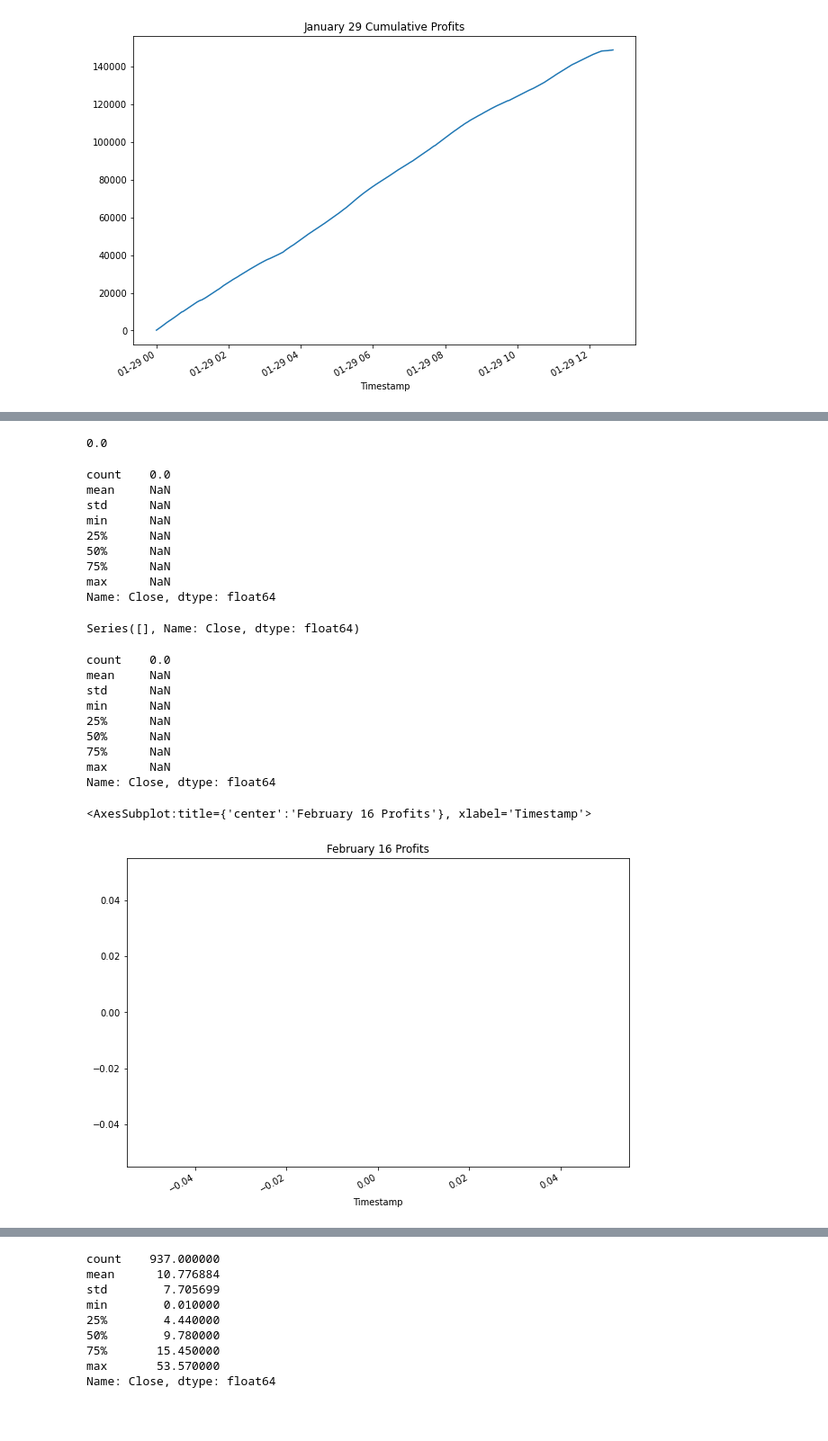
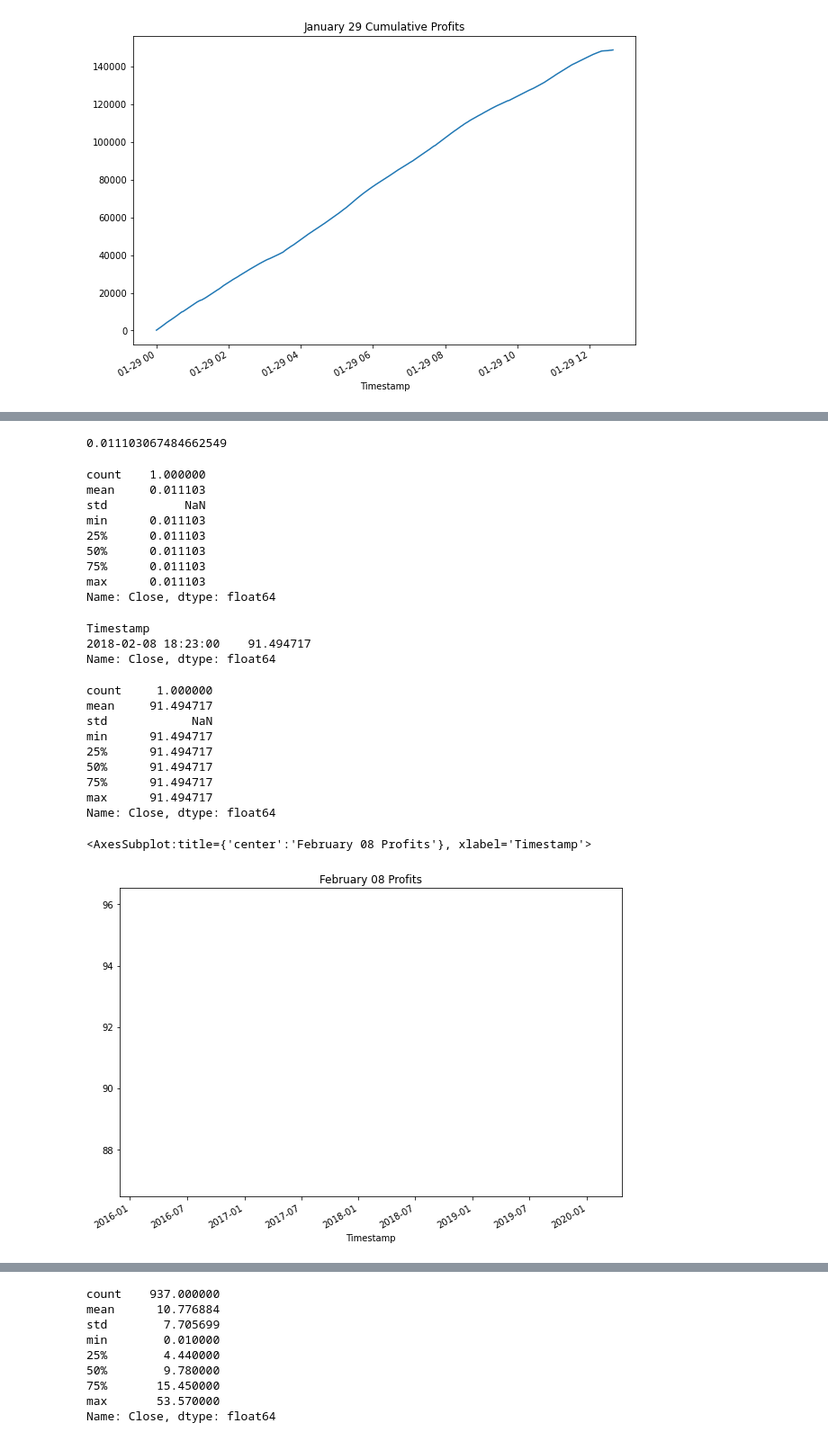
Before and after one commit to zvahidy/Crypto-Arbitrage, a Jupyter notebook: crypto_arbitrage.ipynb, the cells around one changed output, grey strips where cells are left out. Shown: that part at 90% size. Cells and saved outputs as stored; diff of their text form; code cells hidden in the pictures; blank space fills up the shorter version.

```diff
--- a/crypto_arbitrage.ipynb
+++ b/crypto_arbitrage.ipynb
@@ -662,7 +662,7 @@ cumulative_profit_early.plot(figsize=(10, 7), title="January 29 Cumulative Profi
 # %%
 # For the date middle in the dataset, measure the arbitrage spread between the two exchanges
 # by subtracting the lower-priced exchange from the higher-priced one
-arbitrage_spread_middle = bitstamp['Close'].loc['2018-02-16'] - coinbase['Close'].loc['2018-02-16']
+arbitrage_spread_middle = bitstamp['Close'].loc['2018-02-08'] - coinbase['Close'].loc['2018-02-08']
 
 # Use a conditional statement to generate the summary statistics for each arbitrage_spread DataFrame
 positive_spread_middle = arbitrage_spread_middle[arbitrage_spread_middle>0]
@@ -680,7 +680,7 @@ Name: Close, dtype: float64
 # %%
 # For the date middle in the dataset, calculate the spread returns by dividing the instances when the arbitrage spread is positive (> 0)
 # by the price of Bitcoin from the exchange you are buying on (the lower-priced exchange).
-spread_return_middle= positive_spread_middle / coinbase['Close'].loc['2018-02-16']
+spread_return_middle= positive_spread_middle / coinbase['Close'].loc['2018-02-08']
 
 # Review the spread return DataFrame
 spread_return_middle.tail(10)
@@ -705,25 +705,25 @@ profitable_trades_middle = spread_return_middle[spread_return_middle > .01]
 # Review the first five profitable trades
 profitable_trades_middle.head().sum()
 # %% [output]
-0.0
+0.011103067484662549
 # %%
 # For the date middle in the dataset, generate the summary statistics for the profitable trades
 # or you trades where the spread returns are are greater than 1%
 profitable_trades_middle.describe()
 # %% [output]
-count    0.0
-mean     NaN
-std      NaN
-min      NaN
-25%      NaN
-50%      NaN
-75%      NaN
-max      NaN
+count    1.000000
+mean     0.011103
+std           NaN
+min      0.011103
+25%      0.011103
+50%      0.011103
+75%      0.011103
+max      0.011103
 Name: Close, dtype: float64
 # %%
 # For the date middle in the dataset, calculate the potential profit per trade in dollars
 # Multiply the profitable trades by the cost of the Bitcoin that was purchased
-profit_middle = profitable_trades_middle * bitstamp['Close'].loc['2018-02-16']
+profit_middle = profitable_trades_middle * bitstamp['Close'].loc['2018-02-08']
 
 # Drop any missing values from the profit DataFrame
 profit_per_trade_middle = profit_middle.dropna()
@@ -731,26 +731,28 @@ profit_per_trade_middle = profit_middle.dropna()
 # View the middle profit DataFrame
 profit_per_trade_middle.head(10)
 # %% [output]
-Series([], Name: Close, dtype: float64)
+Timestamp
+2018-02-08 18:23:00    91.494717
+Name: Close, dtype: float64
 # %%
 # Generate the summary statistics for the middle profit per trade DataFrame
 profit_per_trade_middle.describe()
 # %% [output]
-count    0.0
-mean     NaN
-std      NaN
-min      NaN
-25%      NaN
-50%      NaN
-75%      NaN
-max      NaN
+count     1.000000
+mean     91.494717
+std            NaN
+min      91.494717
+25%      91.494717
+50%      91.494717
+75%      91.494717
+max      91.494717
 Name: Close, dtype: float64
 # %%
 # Plot the results for the middle profit per trade DataFrame
-profit_per_trade_middle.plot(figsize=(10, 7), title="February 16 Profits")
+profit_per_trade_middle.plot(figsize=(10, 7), title="February 08 Profits")
 # %% [output]
-<AxesSubplot:title={'center':'February 16 Profits'}, xlabel='Timestamp'>
+<AxesSubplot:title={'center':'February 08 Profits'}, xlabel='Timestamp'>
-[figure, old version]
+[figure, new version]
 # %%
 # Calculate the sum of the potential profits for the middle profit per trade DataFrame
 profit_sum = profit_per_trade_middle.sum()
```
Also changed, not shown: parts of 7 cells of this notebook, 1 other file.
